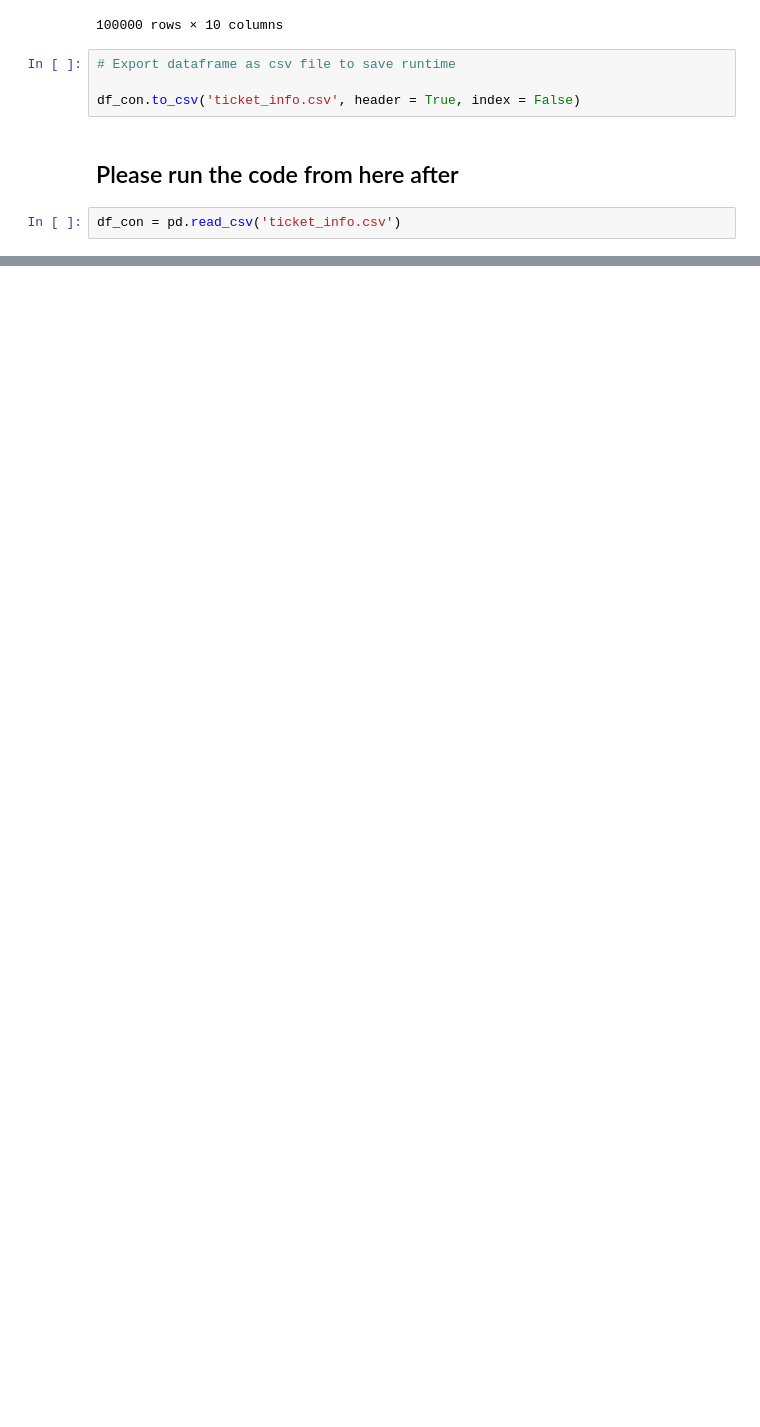
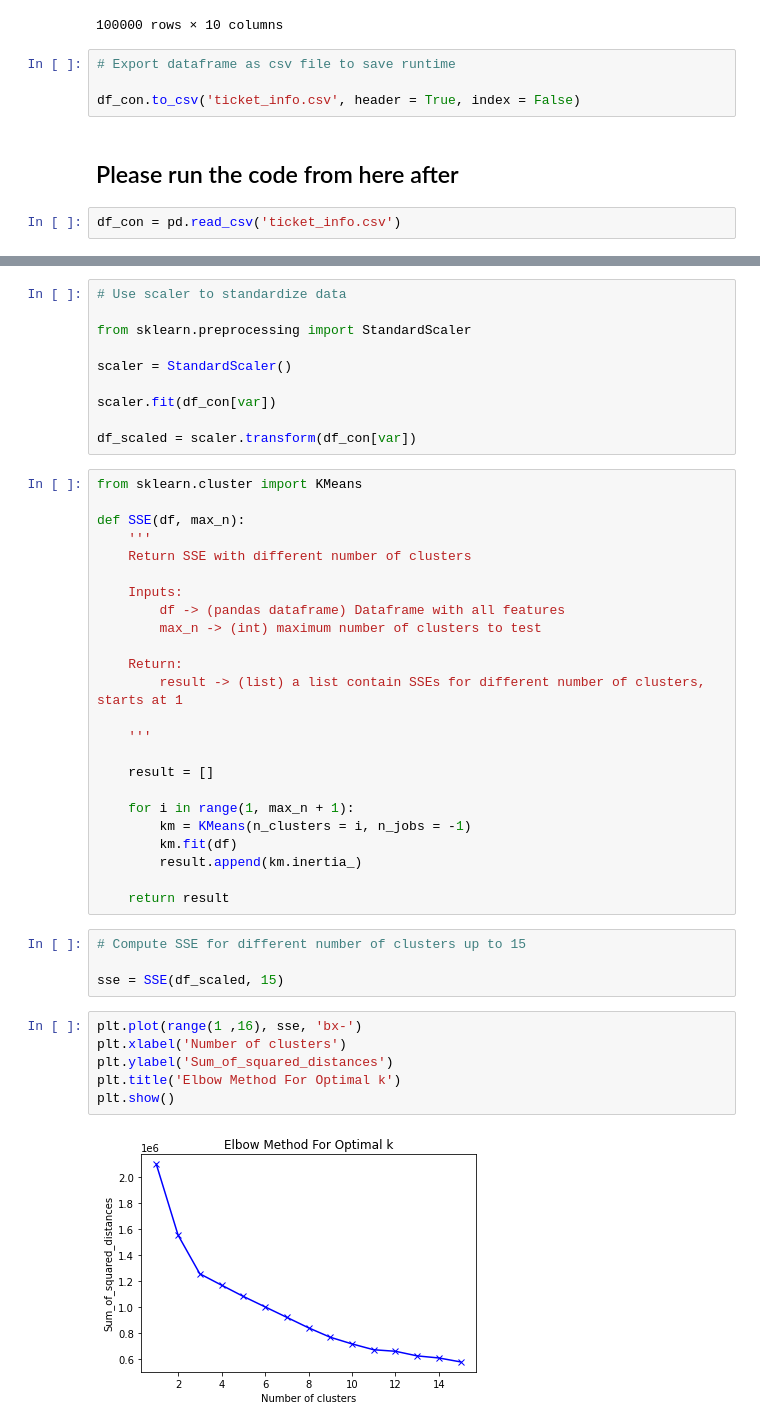
Before and after one commit to Dirodzz/Cust_Segmentation, a Jupyter notebook: Cust_Segment.ipynb, the cells around one changed output, grey strips where cells are left out. Saved outputs shown, nothing was run; the diff lists cells and outputs as text; blank space fills up the shorter version.

```diff
--- a/Cust_Segment.ipynb
+++ b/Cust_Segment.ipynb
@@ -265,0 +377,46 @@ Further thoughts:
+# %%
+# Use scaler to standardize data
+
+from sklearn.preprocessing import StandardScaler
+
+scaler = StandardScaler()
+
+scaler.fit(df_con[var])
+
+df_scaled = scaler.transform(df_con[var])
+# %%
+from sklearn.cluster import KMeans
+
+def SSE(df, max_n):
+    '''
+    Return SSE with different number of clusters
+
+    Inputs:
+        df -> (pandas dataframe) Dataframe with all features
+        max_n -> (int) maximum number of clusters to test
+
+    Return:
+        result -> (list) a list contain SSEs for different number of clusters, starts at 1
+
+    '''
+
+    result = []
+
+    for i in range(1, max_n + 1):
+        km = KMeans(n_clusters = i, n_jobs = -1)
+        km.fit(df)
+        result.append(km.inertia_)
+
+    return result
+# %%
+# Compute SSE for different number of clusters up to 15
+
+sse = SSE(df_scaled, 15)
+# %%
+plt.plot(range(1 ,16), sse, 'bx-')
+plt.xlabel('Number of clusters')
+plt.ylabel('Sum_of_squared_distances')
+plt.title('Elbow Method For Optimal k')
+plt.show()
+# %% [output]
+[figure, added]
```
Also changed, not shown: parts of 35 cells of this notebook, 2 other files.
